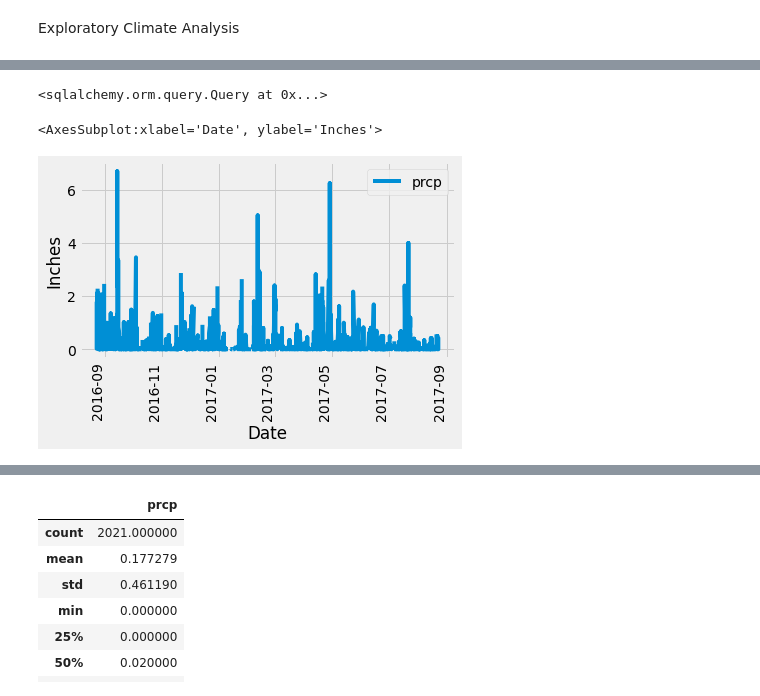
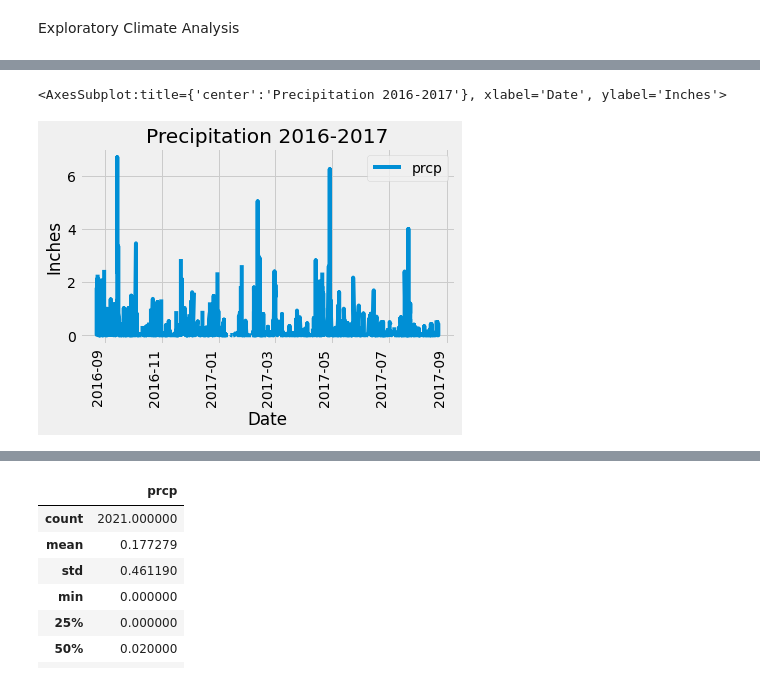
Before and after one commit to Witwer93/sqlalchemy-challenge, a Jupyter notebook: jupyter_notebook_work.ipynb, the cells around one changed output, grey strips where cells are left out. Cells and saved outputs as stored; diff of their text form; code cells hidden in the pictures.

```diff
--- a/jupyter_notebook_work.ipynb
+++ b/jupyter_notebook_work.ipynb
@@ -65,26 +65,20 @@ last_item.__dict__
-# %%
-qry = session.query(measurement.prcp, measurement.date).filter((measurement.date <= '2017-08-23'),
-                                                               (measurement.date >= '2016-08-23'))
-qry
-# %% [output]
-<sqlalchemy.orm.query.Query at 0x...>
 # %%
 
 # Perform a query to retrieve the data and precipitation scores
 qry = session.query(measurement.prcp, measurement.date).filter((measurement.date <= '2017-08-23'), (measurement.date >= '2016-08-23'))
 
 # Save the query results as a Pandas DataFrame and set the index to the date column
 measurement_df = pd.DataFrame(columns=['prcp', 'date'])
 measurement_df = pd.read_sql(qry.statement, qry.session.bind)
 
 #measurement_df = measurement_df.rename(columns={})
 
 # Sort the dataframe by date
 measurement_df['date'] = pd.to_datetime(measurement_df['date'])
 measurement_df = measurement_df.sort_values(by=['date'])
 #measurement_df = measurement_df.set_index(['date'])
 
-measurement_df.plot(x='date', y='prcp', rot=90, xlabel='Date', ylabel='Inches',)
+measurement_df.plot(x='date', y='prcp', rot=90, xlabel='Date', ylabel='Inches', title= 'Precipitation 2016-2017')
 # %% [output]
-<AxesSubplot:xlabel='Date', ylabel='Inches'>
+<AxesSubplot:title={'center':'Precipitation 2016-2017'}, xlabel='Date', ylabel='Inches'>
-[figure, old version]
+[figure, new version]
```
Also changed, not shown: parts of 9 cells of this notebook.
